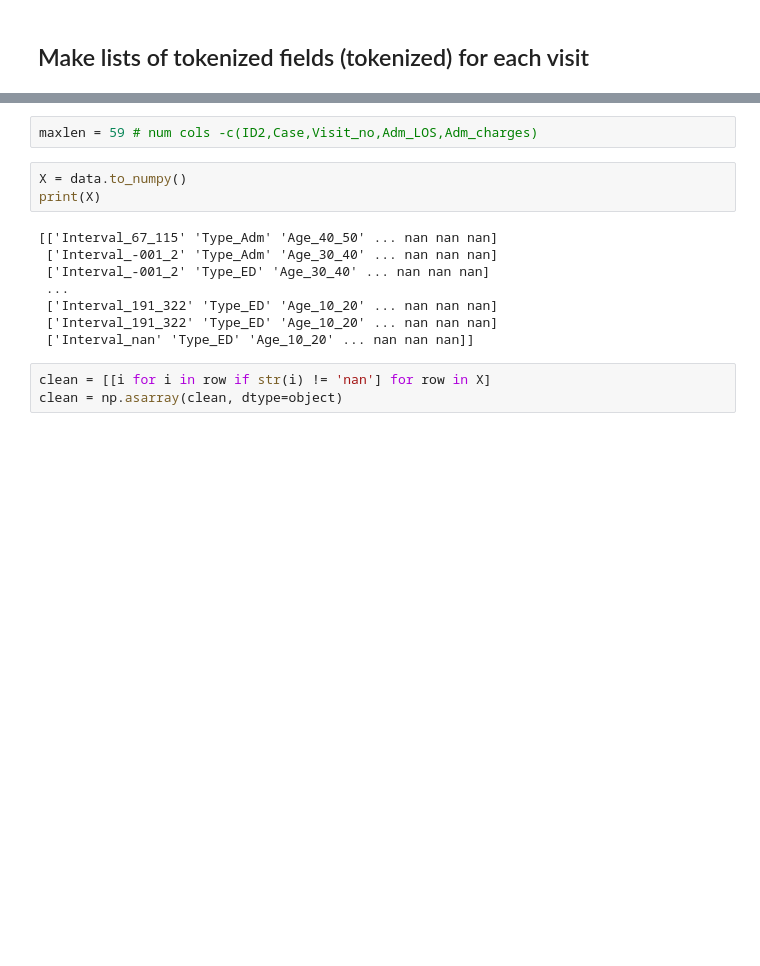
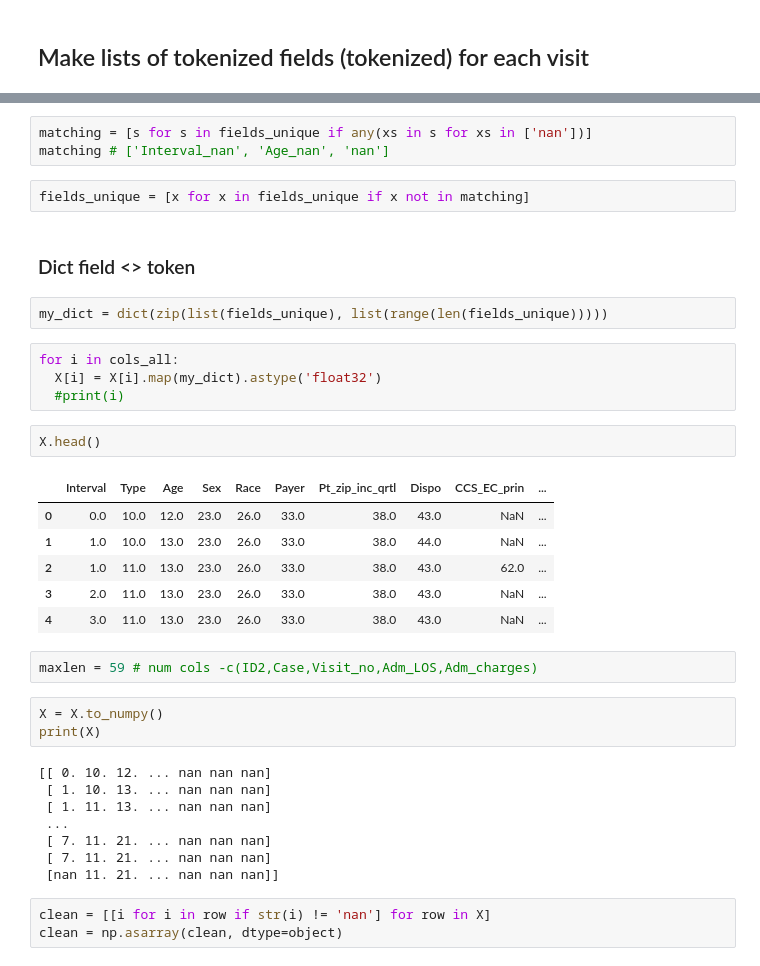
Before and after one commit to david-ak/t2, a Jupyter notebook: DxO_Transformer.ipynb, the cells around one changed output, grey strips where cells are left out. Drawn from its saved outputs; the diff is of its cells as text; blank space fills up the shorter version.

```diff
--- a/DxO_Transformer.ipynb
+++ b/DxO_Transformer.ipynb
@@ -264,16 +137,38 @@ data.shape
+# %%
+matching = [s for s in fields_unique if any(xs in s for xs in ['nan'])]
+matching # ['Interval_nan', 'Age_nan', 'nan']
+# %%
+fields_unique = [x for x in fields_unique if x not in matching]
+# %% [markdown]
+### Dict field <> token
+# %%
+my_dict = dict(zip(list(fields_unique), list(range(len(fields_unique)))))
+# %%
+for i in cols_all:
+  X[i] = X[i].map(my_dict).astype('float32')
+  #print(i)
+# %%
+X.head()
+# %% [output]
+|  | Interval | Type | Age | Sex | Race | Payer | Pt_zip_inc_qrtl | Dispo | CCS_EC_prin | ... |
+| 0 | 0.0 | 10.0 | 12.0 | 23.0 | 26.0 | 33.0 | 38.0 | 43.0 | NaN | ... |
+| 1 | 1.0 | 10.0 | 13.0 | 23.0 | 26.0 | 33.0 | 38.0 | 44.0 | NaN | ... |
+| 2 | 1.0 | 11.0 | 13.0 | 23.0 | 26.0 | 33.0 | 38.0 | 43.0 | 62.0 | ... |
+| 3 | 2.0 | 11.0 | 13.0 | 23.0 | 26.0 | 33.0 | 38.0 | 43.0 | NaN | ... |
+| 4 | 3.0 | 11.0 | 13.0 | 23.0 | 26.0 | 33.0 | 38.0 | 43.0 | NaN | ... |
 # %%
 maxlen = 59 # num cols -c(ID2,Case,Visit_no,Adm_LOS,Adm_charges)
 # %%
-X = data.to_numpy()
+X = X.to_numpy()
 print(X)
 # %% [output]
-[['Interval_67_115' 'Type_Adm' 'Age_40_50' ... nan nan nan]
- ['Interval_-001_2' 'Type_Adm' 'Age_30_40' ... nan nan nan]
- ['Interval_-001_2' 'Type_ED' 'Age_30_40' ... nan nan nan]
+[[ 0. 10. 12. ... nan nan nan]
+ [ 1. 10. 13. ... nan nan nan]
+ [ 1. 11. 13. ... nan nan nan]
  ...
- ['Interval_191_322' 'Type_ED' 'Age_10_20' ... nan nan nan]
- ['Interval_191_322' 'Type_ED' 'Age_10_20' ... nan nan nan]
- ['Interval_nan' 'Type_ED' 'Age_10_20' ... nan nan nan]]
+ [ 7. 11. 21. ... nan nan nan]
+ [ 7. 11. 21. ... nan nan nan]
+ [nan 11. 21. ... nan nan nan]]
 # %%
 clean = [[i for i in row if str(i) != 'nan'] for row in X]
 clean = np.asarray(clean, dtype=object)
```
Also changed, not shown: parts of 25 cells of this notebook.
